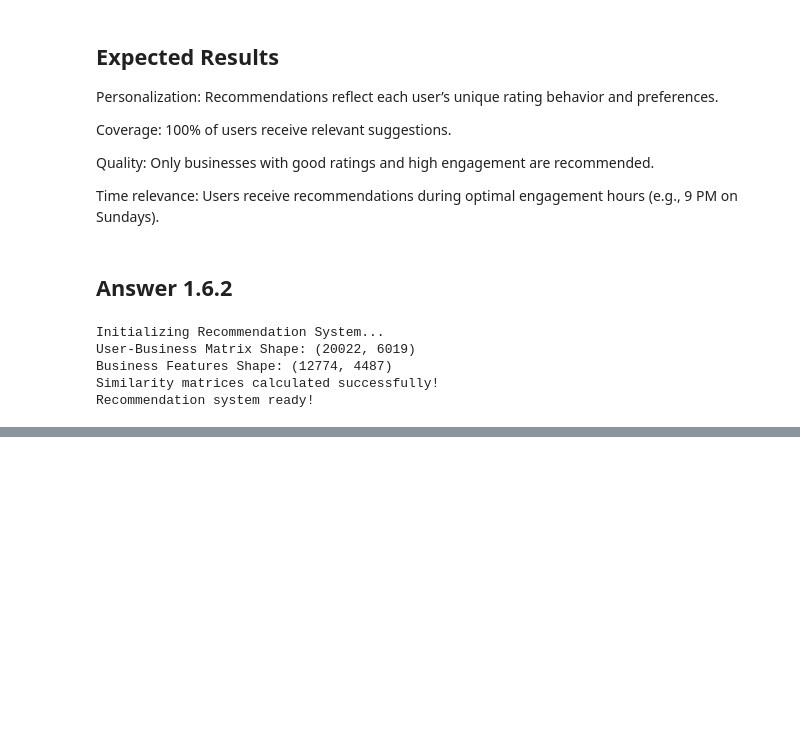
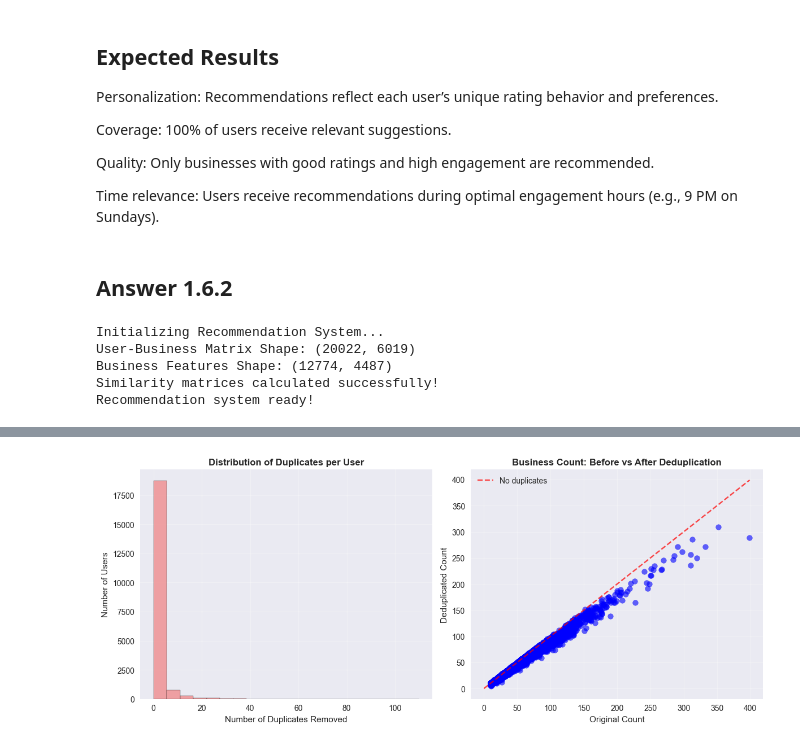
Before and after one commit to dvignesh94/SIG742---Modern-Data-Science, a Jupyter notebook: SIT742Task2_final.ipynb, the cells around one changed output, grey strips where cells are left out. Saved outputs shown, nothing was run; the diff lists cells and outputs as text; code cells hidden in the pictures; blank space fills up the shorter version.

```diff
--- a/SIT742Task2_final.ipynb
+++ b/SIT742Task2_final.ipynb
@@ -1172,0 +1553,89 @@ else:
+# %%
+# Checking for the repeated business names and removing the duplicates
+print("Processing user business lists...")
+print(f"Total users to process: {len(user_business_lists)}")
+
+user_business_lists_deduplicated = {}
+duplication_stats = []
+
+# Processing in batches with progress tracking
+batch_size = 1000
+total_users = len(user_business_lists)
+processed = 0
+
+for i, (user_id, business_list) in enumerate(user_business_lists.items()):
+    original_count = len(business_list)
+
+    # Cleaning the business list first - removing None, NaN, and empty values
+    clean_business_list = [
+        business for business in business_list
+        if business is not None and str(business) != 'nan' and str(business).strip() != ''
+    ]
+
+    # Removing the duplicates while preserving order - more efficient approach
+    deduplicated_list = list(dict.fromkeys(clean_business_list))  # Preserves order, removes duplicates
+
+    deduplicated_count = len(deduplicated_list)
+    user_business_lists_deduplicated[user_id] = deduplicated_list
+
+    duplication_stats.append({
+        'user_id': user_id,
+        'original_count': original_count,
+        'deduplicated_count': deduplicated_count,
+        'duplicates_removed': original_count - deduplicated_count
+    })
+
+    # Progress tracking
+    processed += 1
+    if processed % batch_size == 0 or processed == total_users:
+        print(f"Processed {processed}/{total_users} users ({processed/total_users*100:.1f}%)")
+
+# Converting to DataFrame for analysis
+duplication_df = pd.DataFrame(duplication_stats)
+
+print("=== DUPLICATION ANALYSIS ===")
+print(f"Users with duplicates: {(duplication_df['duplicates_removed'] > 0).sum()}")
+print(f"Total duplicates removed: {duplication_df['duplicates_removed'].sum()}")
+print(f"Average duplicates per user: {duplication_df['duplicates_removed'].mean():.2f}")
+
+# Showing the statistics before and after deduplication
+print(f"\nBefore deduplication:")
+print(f"  Average businesses per user: {duplication_df['original_count'].mean():.2f}")
+print(f"  Max businesses per user: {duplication_df['original_count'].max()}")
+print(f"  Min businesses per user: {duplication_df['original_count'].min()}")
+
+print(f"\nAfter deduplication:")
+print(f"  Average businesses per user: {duplication_df['deduplicated_count'].mean():.2f}")
+print(f"  Max businesses per user: {duplication_df['deduplicated_count'].max()}")
+print(f"  Min businesses per user: {duplication_df['deduplicated_count'].min()}")
+
+# Showing the users with most duplicates
+top_duplicates = duplication_df.nlargest(5, 'duplicates_removed')
+print(f"\nUsers with most duplicates removed:")
+for _, row in top_duplicates.iterrows():
+    print(f"  User {row['user_id']}: {row['duplicates_removed']} duplicates removed")
+
+# Visualizing the duplication patterns
+fig, axes = plt.subplots(1, 2, figsize=(12, 5))
+
+# Plot 1: Distribution of duplicates per user
+axes[0].hist(duplication_df['duplicates_removed'], bins=20, alpha=0.7, color='lightcoral', edgecolor='black')
+axes[0].set_title('Distribution of Duplicates per User', fontsize=12, fontweight='bold')
+axes[0].set_xlabel('Number of Duplicates Removed')
+axes[0].set_ylabel('Number of Users')
+axes[0].grid(True, alpha=0.3)
+
+# Plot 2: Before vs After deduplication
+axes[1].scatter(duplication_df['original_count'], duplication_df['deduplicated_count'],
+               alpha=0.6, color='blue')
+axes[1].plot([0, duplication_df['original_count'].max()],
+            [0, duplication_df['original_count'].max()], 'r--', alpha=0.7, label='No duplicates')
+axes[1].set_title('Business Count: Before vs After Deduplication', fontsize=12, fontweight='bold')
+axes[1].set_xlabel('Original Count')
+axes[1].set_ylabel('Deduplicated Count')
+axes[1].legend()
+axes[1].grid(True, alpha=0.3)
+
+plt.tight_layout()
+plt.show()
+# %% [output]
@@ -1172,0 +1659 @@ else:
+[figure, added]
```
Also changed, not shown: parts of 56 cells of this notebook.
